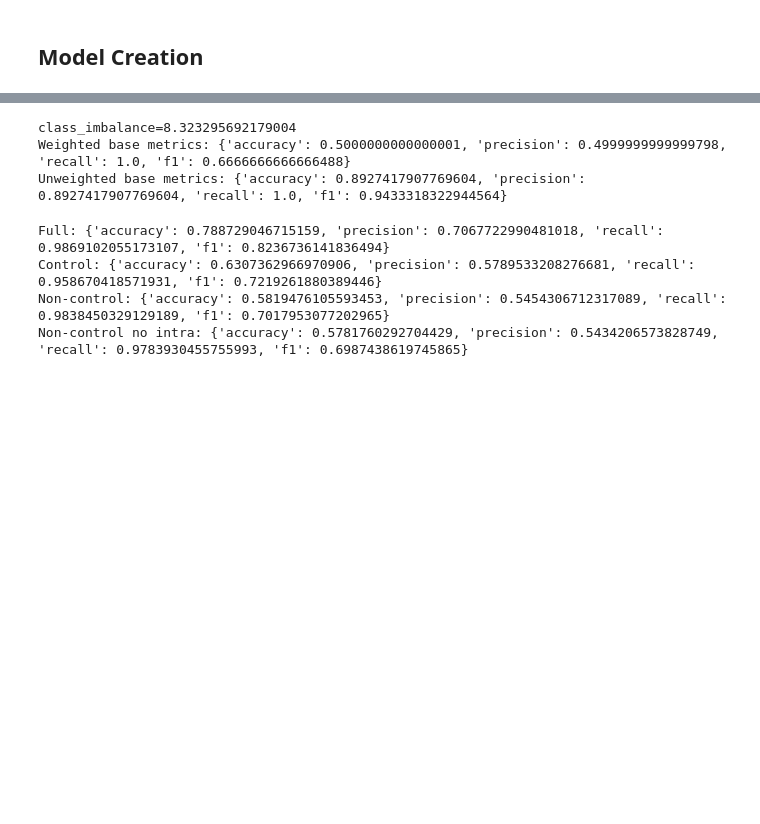
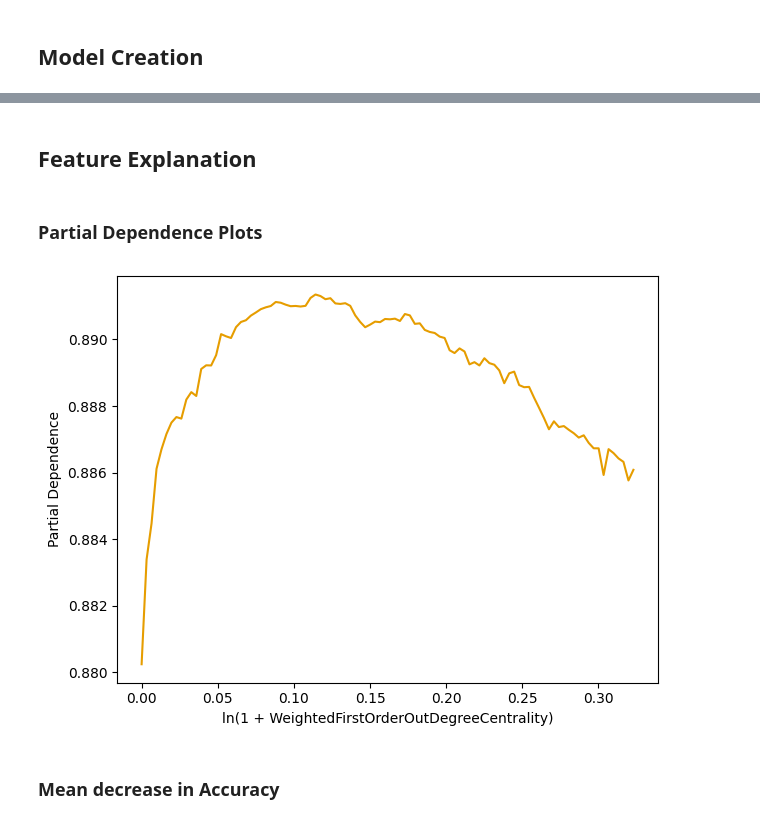
Before and after one commit to wmeijer221/msc_thesis, a Jupyter notebook: python_proj/modelling/notebooks/random_forest/dependency_model.ipynb, the cells around one changed output, grey strips where cells are left out. Cells and saved outputs as stored; diff of their text form; code cells hidden in the pictures; blank space fills up the shorter version.

```diff
--- a/python_proj/modelling/notebooks/random_forest/dependency_model.ipynb
+++ b/python_proj/modelling/notebooks/random_forest/dependency_model.ipynb
@@ -71,15 +75,3 @@ len(ftc_df)=30212
 | 75% | 1.000000 | 1.000000 | 1.000000 | 0.918919 | ... |
 | max | 1.000000 | 1.000000 | 1.000000 | 1.000000 | ... |
 8 rows × 33 columns
-# %%
-from sklearn.model_selection import train_test_split
-
-train, test = train_test_split(df, test_size=0.2)
-
-print(f'{len(train)=}, {len(test)=}')
-
-train_predictors = train[independent_fields]
-train_dependent = train[pr_merged_key]
-
-test_predictors = test[independent_fields]
-test_dependent = test[pr_merged_key]
@@ -105,10 +97,12 @@ def create_model(
     train_predictors: pd.DataFrame,
     train_labels: pd.Series,
     test_predictors: pd.DataFrame,
-    test_labels: pd.Series
+    test_labels: pd.Series,
+    random_state: int | None = None,
 ):
     # Model creation and predictions.
-    random_state = seed_counter.get_next()
+    if random_state is None:
+        random_state = seed_counter.get_next()
     print(f'{random_state=}')
     rf = RandomForestRegressor(
         n_estimators=100,
@@ -334,33 +270,4 @@ Re-calculates performance scores, commparing them with an "all-true prediction"
-# %%
-vals = test_dependent.value_counts()
-class_imbalance = vals[True] / vals[False]
-print(f'{class_imbalance=}')
-sample_weights = [class_imbalance if not merged else 1 for merged in test_dependent]
-
-predictions = [True] * len(test_dependent)
-
-metrics = calculate_metrics(predictions, test_dependent, sample_weights=sample_weights)
-print(f'Weighted base metrics: {metrics}')
-
-metrics = calculate_metrics(predictions, test_dependent)
-print(f'Unweighted base metrics: {metrics}')
-# %% [output]
-class_imbalance=8.323295692179004
-Weighted base metrics: {'accuracy': 0.5000000000000001, 'precision': 0.4999999999999798, 'recall': 1.0, 'f1': 0.6666666666666488}
-Unweighted base metrics: {'accuracy': 0.8927417907769604, 'precision': 0.8927417907769604, 'recall': 1.0, 'f1': 0.9433318322944564}
-# %%
-def calculate_metrics_again(name: str, model: RandomForestRegressor, fields):
-    predictions = model.predict(test_predictors[fields])
-    predictions = [pred >= 0.5 for pred in predictions]
-    metrics = calculate_metrics(predictions, test_dependent, sample_weights)
-    print(f'{name}: {metrics}')
-
-calculate_metrics_again("Full", full_rf_model, test_predictors.columns)
-calculate_metrics_again("Control", control_rf_model, control_fields)
-calculate_metrics_again("Non-control", non_control_rf_model, non_control_fields)
-calculate_metrics_again("Non-control no intra", non_control_wo_intra_rf_model, non_control_fields_wo_intra)
-# %% [output]
-Full: {'accuracy': 0.788729046715159, 'precision': 0.7067722990481018, 'recall': 0.9869102055173107, 'f1': 0.8236736141836494}
-Control: {'accuracy': 0.6307362966970906, 'precision': 0.5789533208276681, 'recall': 0.958670418571931, 'f1': 0.7219261880389446}
-Non-control: {'accuracy': 0.5819476105593453, 'precision': 0.5454306712317089, 'recall': 0.9838450329129189, 'f1': 0.7017953077202965}
-Non-control no intra: {'accuracy': 0.5781760292704429, 'precision': 0.5434206573828749, 'recall': 0.9783930455755993, 'f1': 0.6987438619745865}
+# %% [markdown]
+## Feature Explanation
+# %% [markdown]
+### Partial Dependence Plots
@@ -367,3 +305,18 @@ Non-control no intra: {'accuracy': 0.5781760292704429, 'precision': 0.5434206573
+# %%
+full_rf_model, _ = create_model(
+    train_predictors, train_dependent,
+    test_predictors, test_dependent
+)
+
+create_partial_dependence_plots(
+    full_rf_model,
+    test_predictors,
+    model_name="full_model"
+)
+# %% [output]
+[figure, added]
+# %% [markdown]
+### Mean decrease in Accuracy
 # %%
 feature_importances = full_rf_model.feature_importances_
 
```
Also changed, not shown: parts of 24 cells of this notebook, 6 other files.
